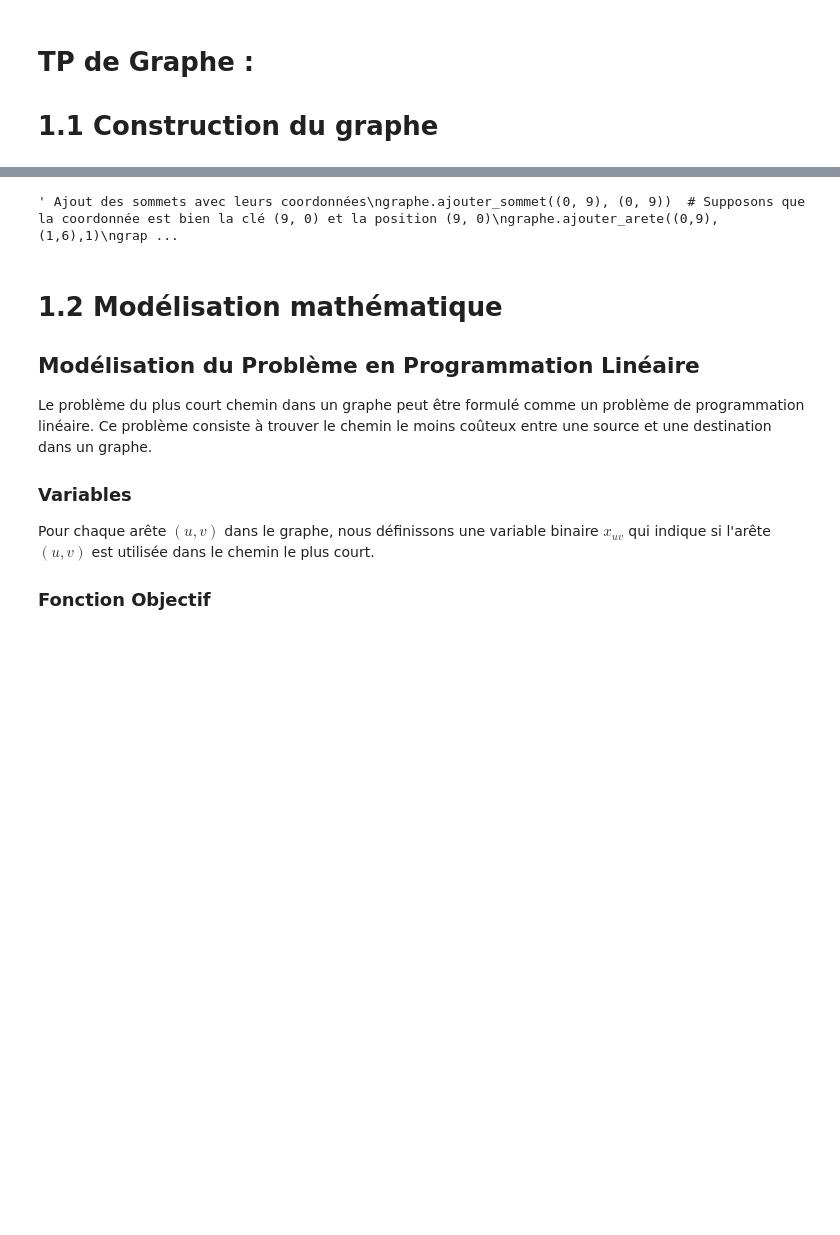
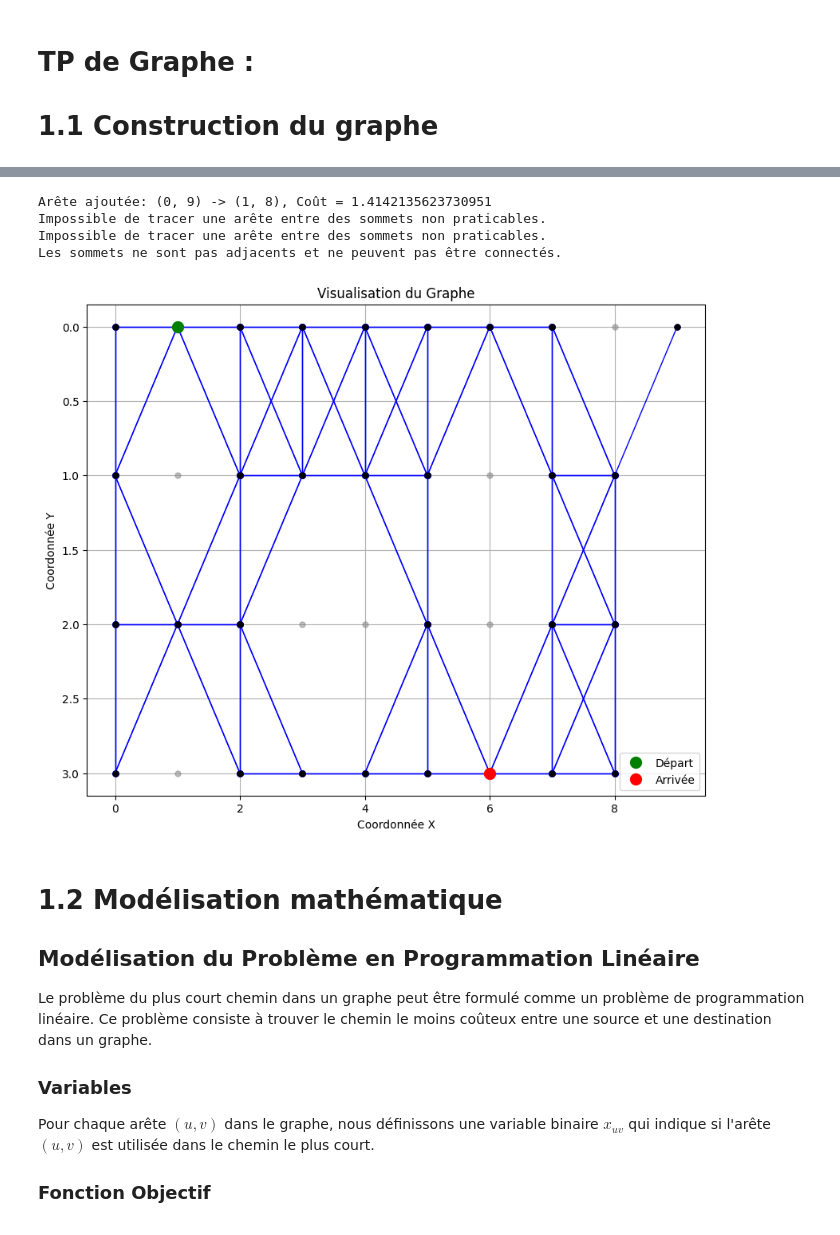
Before and after one commit to Damien-Collot/Graphes, a Jupyter notebook: TP Graphe.ipynb, the cells around one changed output, grey strips where cells are left out. Cells and saved outputs as stored; diff of their text form; code cells hidden in the pictures; blank space fills up the shorter version.

Commit message:
modif modèle graphe

```diff
--- a/TP Graphe.ipynb
+++ b/TP Graphe.ipynb
@@ -61,20 +95,14 @@ def creer_graphe_fichier(nom_fichier):
         for i in range(n):
             for j in range(m):
                 valeur = grille[i][j]
-                if valeur in [0, 1, 2, 3]:
-                    graphe.ajouter_sommet((i, j), (i, j))
-                    if valeur == 2:
-                        graphe.definir_debut((i, j))
-                    elif valeur == 3:
-                        graphe.definir_fin((i, j))
+                graphe.ajouter_sommet((i, j), (i, j), valeur)
 
                 if valeur in [1, 2, 3]:
                     directions = [(-1, 0), (1, 0), (0, -1), (0, 1), (-1, -1), (-1, 1), (1, -1), (1, 1)]
                     for di, dj in directions:
                         ni, nj = i + di, j + dj
-                        if 0 <= ni < n and 0 <= nj < m and grille[ni][nj] in [1, 2, 3]:
-                            poids = math.sqrt(di**2 + dj**2)
-                            graphe.ajouter_arete((i, j), (ni, nj), poids)
+                        if 0 <= ni < n and 0 <= nj < m:
+                            graphe.ajouter_arete((i, j), (ni, nj))
     return graphe
 # %%
 filename = "exo1.txt"
@@ -103,10 +131,17 @@ Arête ajoutée: (3, 8) -> (2, 7), Coût = 1.4142135623730951
-# %%
-""" Ajout des sommets avec leurs coordonnées
-graphe.ajouter_sommet((0, 9), (0, 9))  # Supposons que la coordonnée est bien la clé (9, 0) et la position (9, 0)
-graphe.ajouter_arete((0,9),(1,6),1)
-graphe.tracer_graphe()"""
-# %% [output]
-' Ajout des sommets avec leurs coordonnées\ngraphe.ajouter_sommet((0, 9), (0, 9))  # Supposons que la coordonnée est bien la clé (9, 0) et la position (9, 0)\ngraphe.ajouter_arete((0,9),(1,6),1)\ngrap ...
+# %%
+graphe.ajouter_sommet((0,9),(0,9),1)
+graphe.ajouter_arete((0, 9), (1, 8))
+graphe.ajouter_arete((0, 9), (0, 8))
+graphe.ajouter_arete((0, 1), (1, 1))
+graphe.ajouter_arete((1,5),(1,0))
+
+graphe.tracer_graphe()
+# %% [output]
+Arête ajoutée: (0, 9) -> (1, 8), Coût = 1.4142135623730951
+Impossible de tracer une arête entre des sommets non praticables.
+Impossible de tracer une arête entre des sommets non praticables.
+Les sommets ne sont pas adjacents et ne peuvent pas être connectés.
+[figure, added]
 # %% [markdown]
 # 1.2 Modélisation mathématique
 
```
Also changed, not shown: parts of 4 cells of this notebook.
